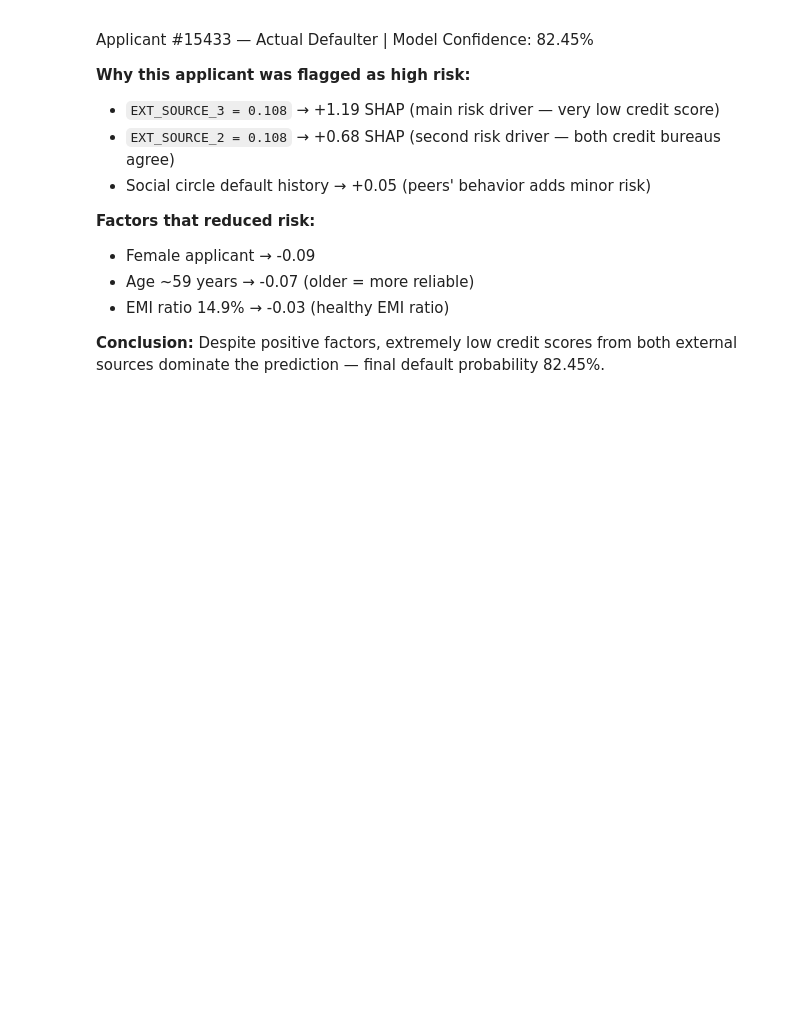
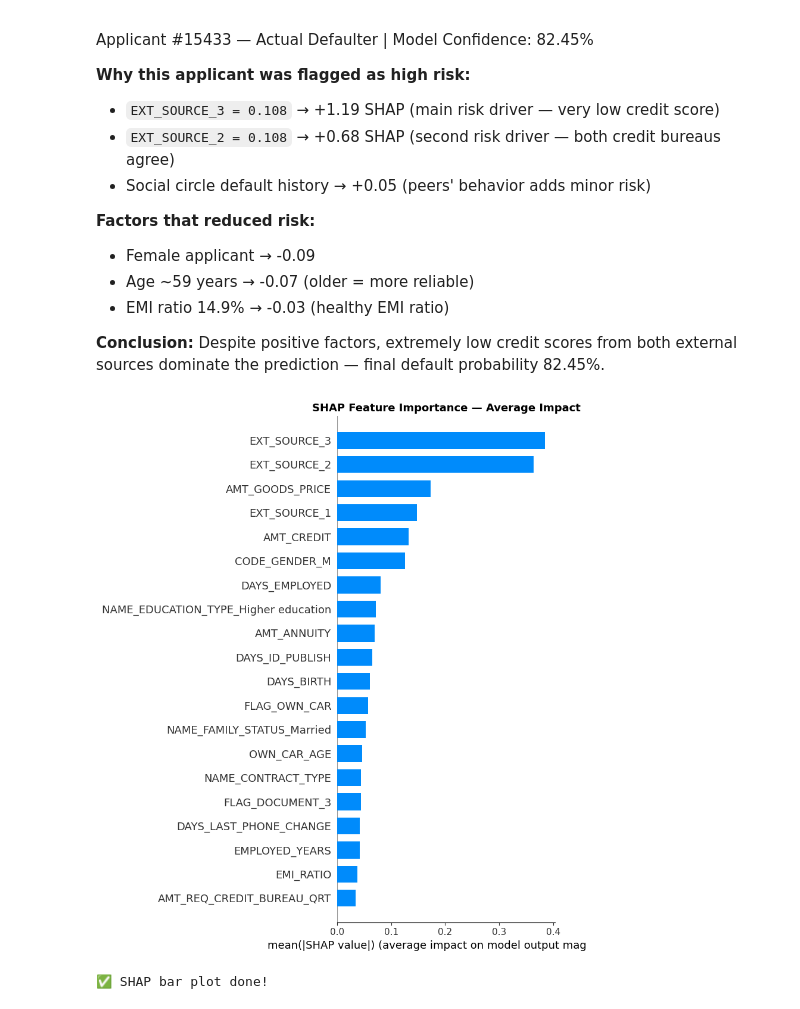
Before and after one commit to code-with-shriyut/credit-risk-analyzer, a Jupyter notebook: notebooks/04_shap_explain.ipynb, the cells around one changed output. Saved outputs shown, nothing was run; the diff lists cells and outputs as text; code cells hidden in the pictures; blank space fills up the shorter version.

Commit message:
notebook: add SHAP bar plot — global feature importance

```diff
--- a/notebooks/04_shap_explain.ipynb
+++ b/notebooks/04_shap_explain.ipynb
@@ -152,3 +152,23 @@ Applicant #15433 — Actual Defaulter | Model Confidence: 82.45%
 
 **Conclusion:** Despite positive factors, extremely low credit scores from both
 external sources dominate the prediction — final default probability 82.45%.
+# %%
+# Global Feature Importance — SHAP Bar Plot
+# Shows average absolute SHAP value per feature — cleaner than summary plot
+
+plt.figure(figsize=(10, 8))
+shap.summary_plot(
+    shap_values,
+    X_sample,
+    plot_type='bar',      # Bar plot instead of dot plot
+    max_display=20,
+    show=False
+)
+plt.title('SHAP Feature Importance — Average Impact',
+          fontsize=13, fontweight='bold')
+plt.tight_layout()
+plt.show()
+print("✅ SHAP bar plot done!")
+# %% [output]
+[figure, added]
+✅ SHAP bar plot done!
```
Also changed, not shown: parts of 1 cell of this notebook.
